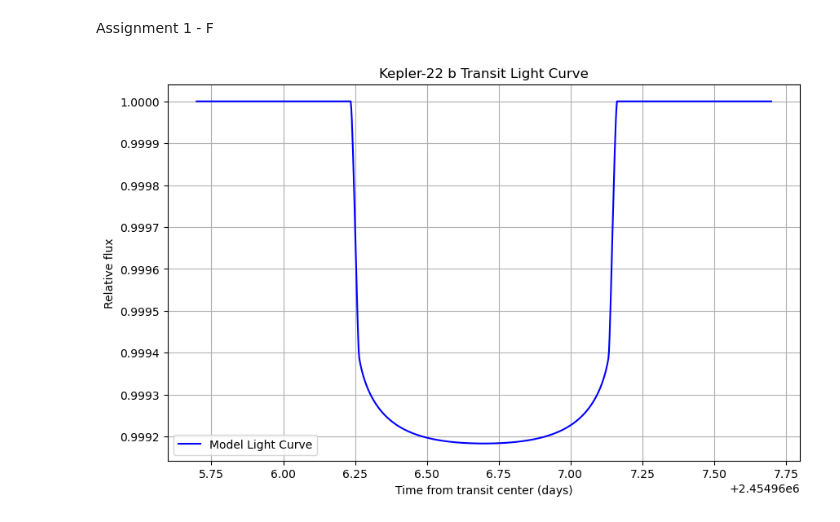
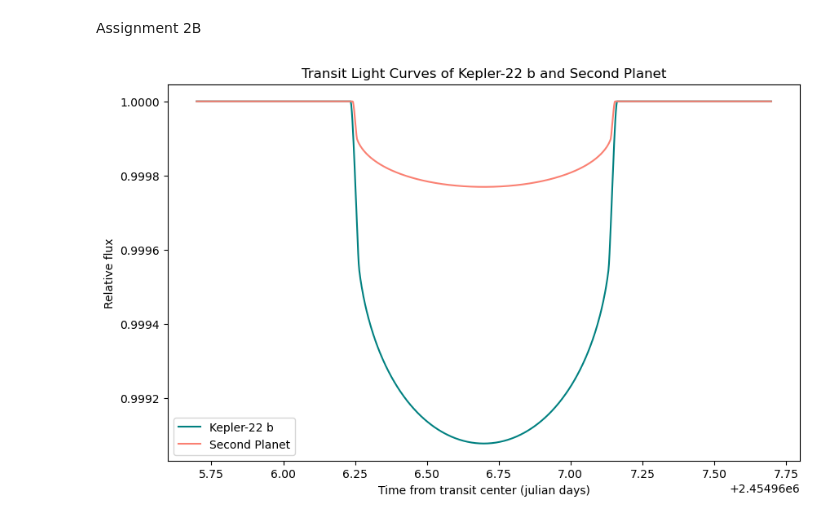
Before and after one commit to loregorza/CARBONARA, a Jupyter notebook: src/daneel/detection/test.ipynb, the cells around one changed output. Cells and saved outputs as stored; diff of their text form; code cells hidden in the pictures.

```diff
--- a/src/daneel/detection/test.ipynb
+++ b/src/daneel/detection/test.ipynb
@@ -1,33 +1,47 @@
-# %% [markdown]
-Assignment 1 - F
+# %% [markdown]
+Assignment 2B
 # %%
 import batman
 import numpy as np
 import matplotlib.pyplot as plt
 
-time = np.linspace(2454966.6983 - 1, 2454966.6983 + 1, 1000) # time array in days (centered on transit)
+time = np.linspace(2454966.6983 - 1, 2454966.6983 + 1, 1000)
 
-params = batman.TransitParams()       # object to hold parameters
-params.t0 = 2454966.6983              # time of inferior conjunction
-params.per = 289.863876               # orbital period in days
-params.rp = 0.0275                    # planet radius (in units of stellar radii)
-params.a = 94.4                       # semi-major axis (in units of stellar radii)
-params.inc = 89.76                    # orbital inclination (in degrees)
-params.ecc = 0                        # eccentricity
-params.w = 90                         # longitude of periastron (in degrees)
-params.limb_dark = "quadratic"        # limb darkening model
-params.u = [0.1, 0.3]                 # limb darkening coefficients
+params1 = batman.TransitParams()       # object to hold parameters for first planet
+params1.t0 = 2454966.6983              # time of inferior conjunction
+params1.per = 289.863876               # orbital period in days
+params1.rp = 0.0275                    # planet radius (in units of stellar radii)
+params1.a = 94.4                       # semi-major axis (in units of stellar radii)
+params1.inc = 89.76                    # orbital inclination (in degrees)
+params1.ecc = 0                        # eccentricity
+params1.w = 90                         # longitude of periastron (in degrees)
+params1.limb_dark = "quadratic"        # limb darkening model
+params1.u = [0.630, 0.076]             # limb darkening coefficients
 
-m = batman.TransitModel(params, time)  # initializes model
-flux = m.light_curve(params)           # calculates light curve
+params2 = batman.TransitParams()       # object to hold parameters for first planet
+params2.t0 = 2454966.6983              # time of inferior conjunction
+params2.per = 289.863876               # orbital period in days
+params2.rp = params1.rp/2                   # planet radius (in units of stellar radii)
+params2.a = 94.4                       # semi-major axis (in units of stellar radii)
+params2.inc = 89.76                    # orbital inclination (in degrees)
+params2.ecc = 0                        # eccentricity
+params2.w = 90                         # longitude of periastron (in degrees)
+params2.limb_dark = "quadratic"        # limb darkening model
+params2.u = [0.630, 0.076]             # limb darkening coefficients
 
-plt.figure(figsize=(10, 6))
-plt.plot(time, flux, color="blue", label="Model Light Curve")
-plt.xlabel("Time from transit center (days)")
+m1 = batman.TransitModel(params1, time)
+flux1 = m1.light_curve(params1)
+
+m2 = batman.TransitModel(params2, time)
+flux2 = m2.light_curve(params2)
+
+fig = plt.figure(figsize=(10, 6))
+plt.plot(time, flux1, color="teal", label="Kepler-22 b")
+plt.plot(time, flux2, color="salmon", label="Second Planet")
+plt.xlabel("Time from transit center (julian days)")
 plt.ylabel("Relative flux")
-plt.title("Kepler-22 b Transit Light Curve")
+plt.title("Transit Light Curves of Kepler-22 b and Second Planet")
 plt.legend()
-plt.grid(True)
 plt.show()
 # %% [output]
-[figure, old version]
+[figure, new version]
```
Also changed, not shown: 1 other file.
